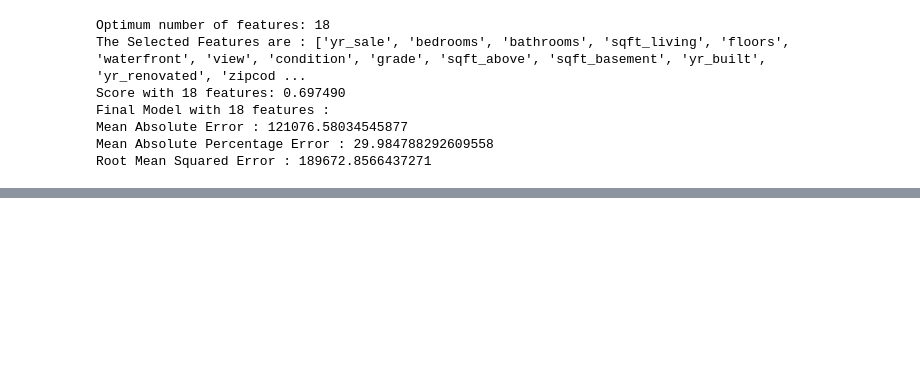
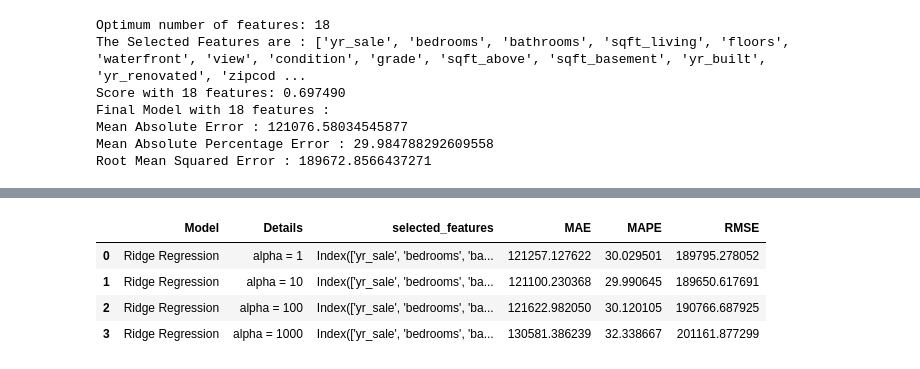
Before and after one commit to datablogger-ml/House-Price-Prediction, a Jupyter notebook: Regression Functions.ipynb, the cells around one changed output, grey strips where cells are left out. Cells and saved outputs as stored; diff of their text form; code cells hidden in the pictures; blank space fills up the shorter version.

```diff
--- a/Regression Functions.ipynb
+++ b/Regression Functions.ipynb
@@ -310,0 +407,26 @@ Root Mean Squared Error : 189672.8566437271
+# %%
+def ridge_regression(df,target,features,alpha):
+
+    evaluation_ridge = pd.DataFrame({'Model':[],'Details':[],'selected_features':[],'MAE':[],'MAPE':[],'RMSE':[]})
+
+    x_train, y_train, x_test, y_test = data_split(df,target,features)
+
+    for i in alpha:
+        ridge_model = Ridge(alpha=i)
+        ridge_model.fit(x_train,y_train)
+        preds = ridge_model.predict(x_test)
+
+        mae = mean_absolute_error(y_test,preds)
+        mape = np.average((mae/y_test)*100)
+        rmse = np.sqrt(mean_squared_error(y_test,preds))
+        evaluation_ridge.loc[evaluation_ridge.shape[0]] = ['Ridge Regression',f"alpha = {i}",f"{features}",mae,mape,rmse]
+
+    return evaluation_ridge
+# %%
+ridge_regression(df,target,all_features,[1,10,100,1000])
+# %% [output]
+|  | Model | Details | selected_features | MAE | MAPE | RMSE |
+| 0 | Ridge Regression | alpha = 1 | Index(['yr_sale', 'bedrooms', 'ba... | 121257.127622 | 30.029501 | 189795.278052 |
+| 1 | Ridge Regression | alpha = 10 | Index(['yr_sale', 'bedrooms', 'ba... | 121100.230368 | 29.990645 | 189650.617691 |
+| 2 | Ridge Regression | alpha = 100 | Index(['yr_sale', 'bedrooms', 'ba... | 121622.982050 | 30.120105 | 190766.687925 |
+| 3 | Ridge Regression | alpha = 1000 | Index(['yr_sale', 'bedrooms', 'ba... | 130581.386239 | 32.338667 | 201161.877299 |
```
Also changed, not shown: parts of 17 cells of this notebook.
